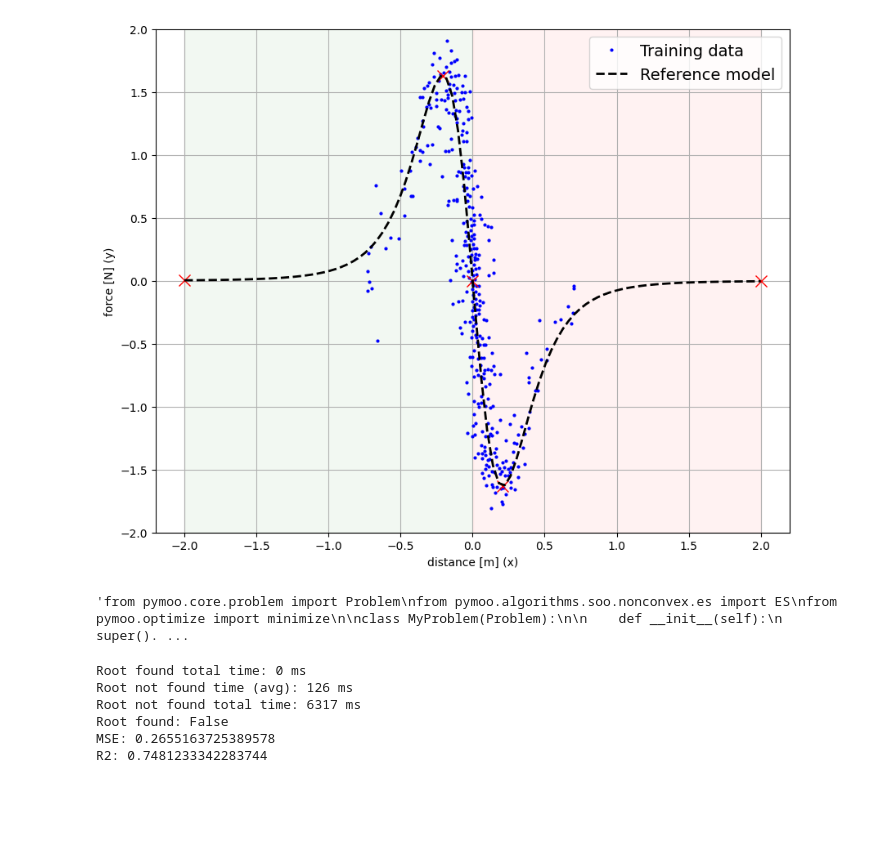
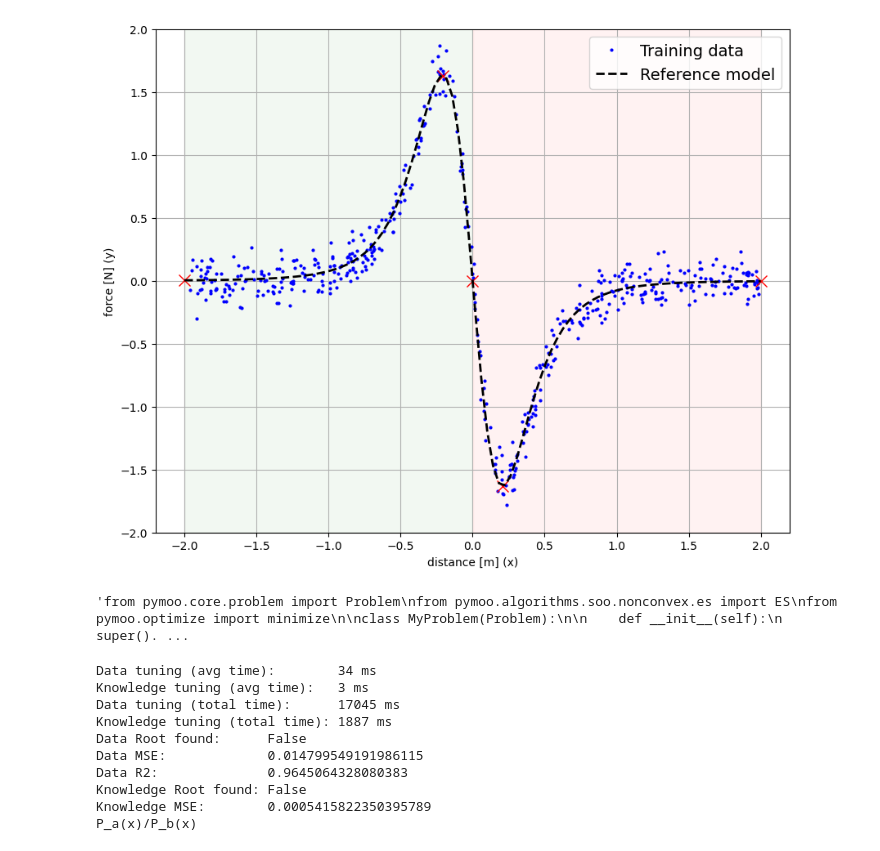
Before and after one commit to AgostinoRizzo/genpro, a Jupyter notebook: tree-search.ipynb, the cells around one changed output. Cells and saved outputs as stored; diff of their text form; code cells hidden in the pictures; blank space fills up the shorter version.

```diff
--- a/tree-search.ipynb
+++ b/tree-search.ipynb
@@ -7,12 +7,12 @@ import sympy
 sympy.init_printing()
 # %%
 S = dataset.MagmanDatasetScaled()
-#S.sample(size=500, noise=0.05, mesh=False)
-S.load('data/magman.csv')
+S.sample(size=500, noise=0.05, mesh=False)
+#S.load('data/magman.csv')
 #S.erase(-0.3, 0.3)
 S.plot()
 # %% [output]
-[figure, old version]
+[figure, new version]
 # %%
 #avg, std = tree_search.compute_smoothness(S)
 #print(f"Avg: {avg}\nStd: {std}")
@@ -66,18 +66,24 @@ print("___SOLUTION___")
 print(alphas)
 print(betas)"""
 
-stree, coeffs, Y, inter_points, sse, root_found = tree_search.infer_syntaxtree(S, max_degree=2, max_degree_inner=1, max_depth=3, trials=10)
-print(f"Root found: {root_found}")
-print(f"MSE: {sse / len(S.data)}")
-print(f"R2: {1 - (sse / S.sst)}")
-if stree is not None: stree.tostring()
+stree, data_tuning_report, knowledge_tuning_report = tree_search.infer_syntaxtree(S, max_degree=6, max_degree_inner=1, max_depth=3, trials=10)
+print(f"Data Root found:      {data_tuning_report['root_found']}")
+print(f"Data MSE:             {data_tuning_report['mse']}")
+print(f"Data R2:              {1 - (data_tuning_report['sse'] / S.sst)}")
+print(f"Knowledge Root found: {knowledge_tuning_report['root_found']}")
+print(f"Knowledge MSE:        {knowledge_tuning_report['mse']}")
+if stree is not None: print(stree.tostring())
 # %% [output]
-Root found total time: 0 ms
-Root not found time (avg): 126 ms
-Root not found total time: 6317 ms
-Root found: False
-MSE: 0.2655163725389578
-R2: 0.7481233342283744
+Data tuning (avg time):        34 ms
+Knowledge tuning (avg time):   3 ms
+Data tuning (total time):      17045 ms
+Knowledge tuning (total time): 1887 ms
+Data Root found:      False
+Data MSE:             0.014799549191986115
+Data R2:              0.9645064328080383
+Knowledge Root found: False
+Knowledge MSE:        0.0005415822350395789
+P_a(x)/P_b(x)
 # %%
 sympy.parse_expr(stree.tostring(), evaluate=False)
 # %% [output]
```
Also changed, not shown: parts of 2 cells of this notebook, 1 other file.
